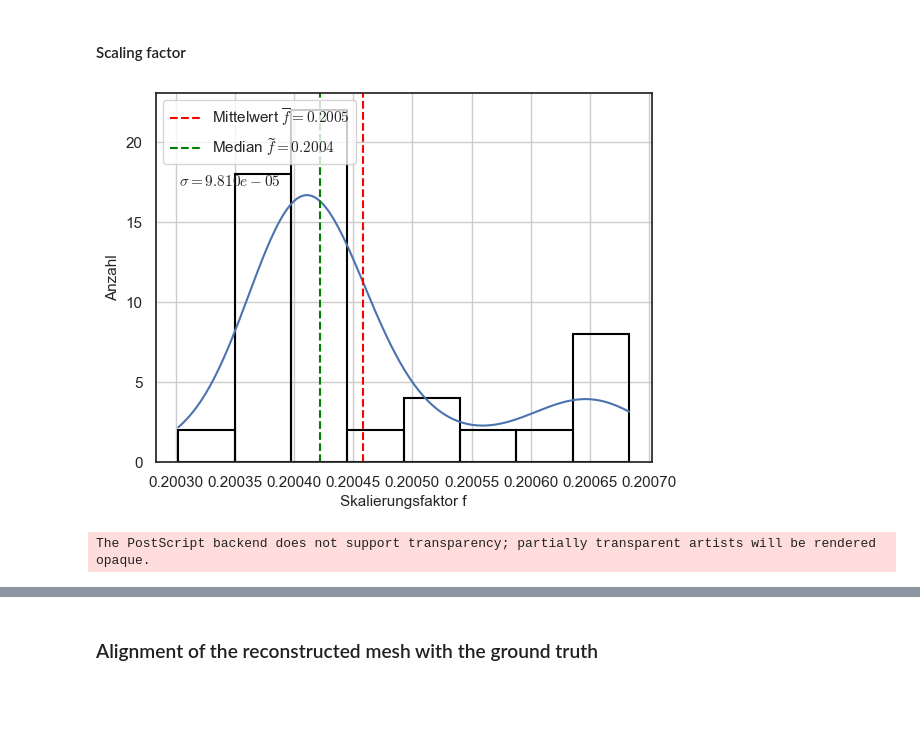
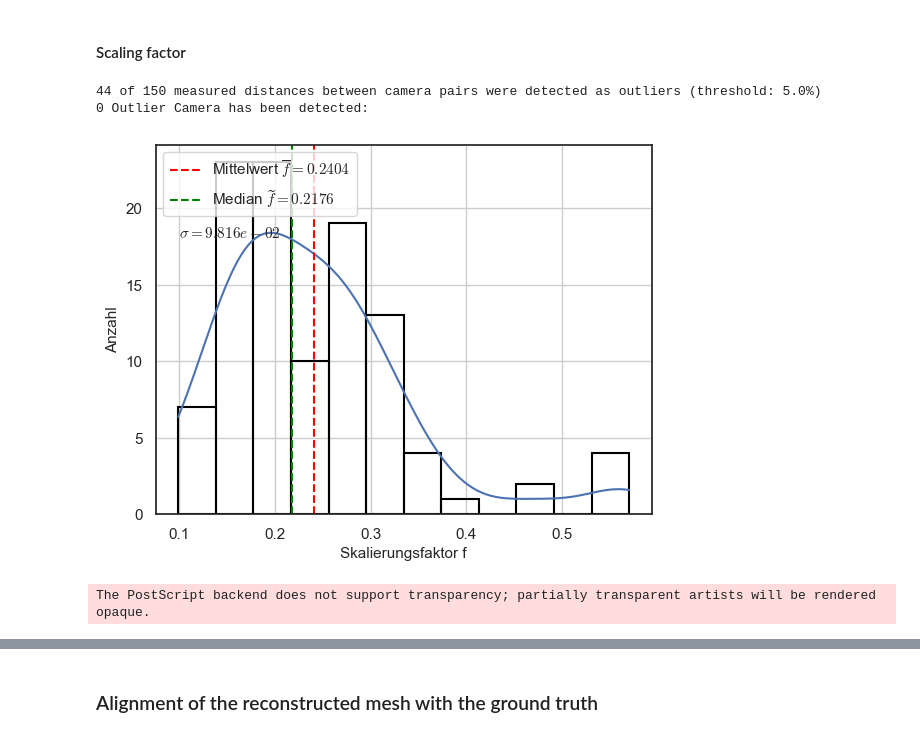
Before and after one commit to tobiashead/synthetic-pipeline-for-3d-reconstruction-of-falling-particles, a Jupyter notebook: pipeline_evaluation.ipynb, the cells around one changed output, grey strips where cells are left out. Saved outputs shown, nothing was run; the diff lists cells and outputs as text; code cells hidden in the pictures; blank space fills up the shorter version.

Commit message:
- Introduce a Outlier Detection based on consistency criteria before determining the scaling factor - Introduce a rel. error criterion for outlier detection

```diff
--- a/pipeline_evaluation.ipynb
+++ b/pipeline_evaluation.ipynb
@@ -16,7 +20,7 @@ import shutil
 # %% [markdown]
 ### Set Output Path
 # %%
-output_path = r'c:/Users/Tobias/Documents/Masterarbeit_lokal/synthetic_pipeline/meshroom_data/Moving_MS_20_2_3cams_6'
+output_path = r'c:/Users/Tobias/Documents/Masterarbeit_lokal/synthetic_pipeline/meshroom_data/Moving_Dodekaeder_6cams_2'
 # %% [markdown]
 ### loading reconstructed data and generation informations
 # %%
@@ -88,13 +92,15 @@ if obj_moving == True: objs, obj0 = read_object_alignment(image_dir)
 #### Scaling factor
 # %%
 importlib.reload(sys.modules['src.scaling_factor']) if 'src.scaling_factor' in sys.modules else None
-from src.scaling_factor import scaling_factor
+from src.scaling_factor import scaling_factor, scaling_factor_RANSAC
 importlib.reload(sys.modules['src.TransMatrix_Utils']) if 'src.TransMatrix_Utils' in sys.modules else None
 from src.TransMatrix_Utils import Scale2Transformation4x4
 
-factor_mean, factor_median, factor_std, fig = scaling_factor(cams_rec,cams_ref,evaluation_path) # approximate scaling factor
+factor_mean, factor_median, factor_std, fig = scaling_factor(cams_rec,cams_ref,evaluation_path,PreOutlierDetection=True,threshold = 0.05)
 scaling = factor_median             # Set the scaling factor
 T_scale = Scale2Transformation4x4(scaling)
 # %% [output]
+44 of 150 measured distances between camera pairs were detected as outliers (threshold: 5.0%)
+0 Outlier Camera has been detected:
-[figure, old version]
+[figure, new version]
-The PostScript backend does not support transparency; partially transparent artists will be rendered opaque.
+The PostScript backend does not support transparency; partially transparent artists will be rendered opaque.
```
Also changed, not shown: parts of 16 cells of this notebook, 6 other files.
